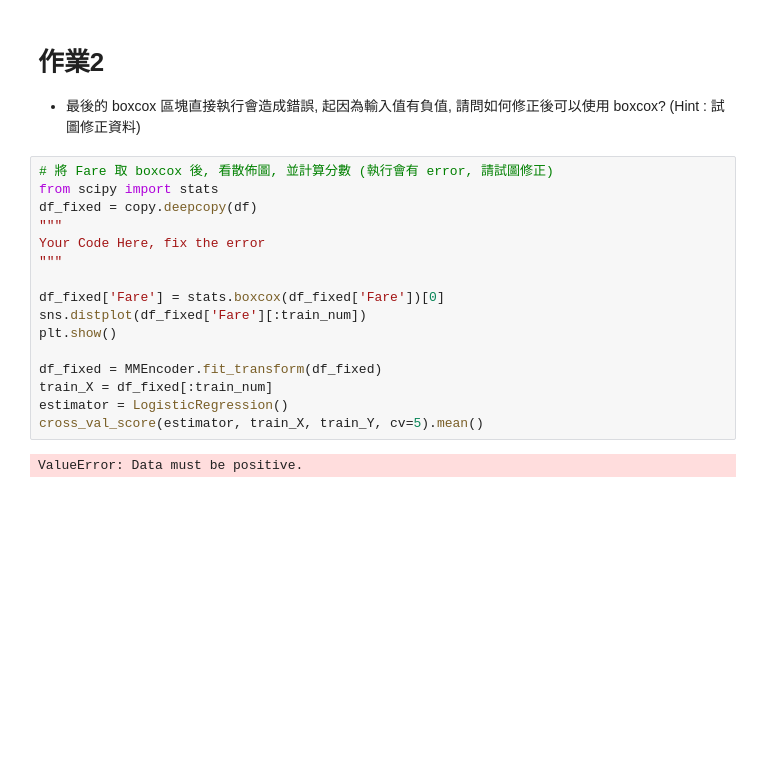
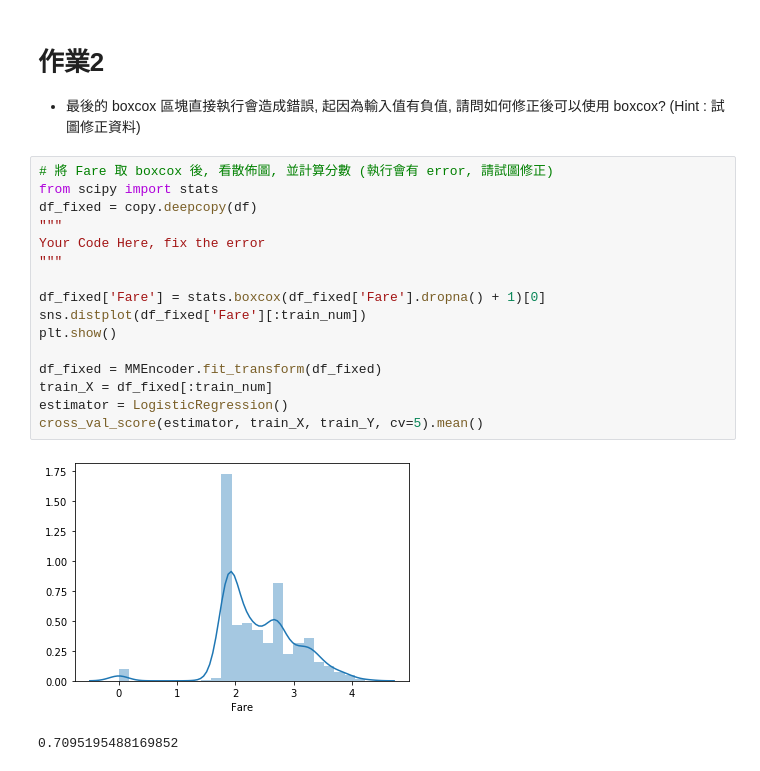
Before and after one commit to WangRory/3rd-ML100Days, a Jupyter notebook: homework/Day_023_HW.ipynb, the cells around one changed output. Drawn from its saved outputs; the diff is of its cells as text; blank space fills up the shorter version.

```diff
--- a/homework/Day_023_HW.ipynb
+++ b/homework/Day_023_HW.ipynb
@@ -99,18 +99,19 @@ cross_val_score(estimator, train_X, train_Y, cv=5).mean()
 # %%
 # 將 Fare 取 boxcox 後, 看散佈圖, 並計算分數 (執行會有 error, 請試圖修正)
 from scipy import stats
 df_fixed = copy.deepcopy(df)
 """
 Your Code Here, fix the error
 """
 
-df_fixed['Fare'] = stats.boxcox(df_fixed['Fare'])[0]
+df_fixed['Fare'] = stats.boxcox(df_fixed['Fare'].dropna() + 1)[0]
 sns.distplot(df_fixed['Fare'][:train_num])
 plt.show()
 
 df_fixed = MMEncoder.fit_transform(df_fixed)
 train_X = df_fixed[:train_num]
 estimator = LogisticRegression()
 cross_val_score(estimator, train_X, train_Y, cv=5).mean()
 # %% [output]
+[figure, added]
-ValueError: Data must be positive.
+0.7095195488169852
```
